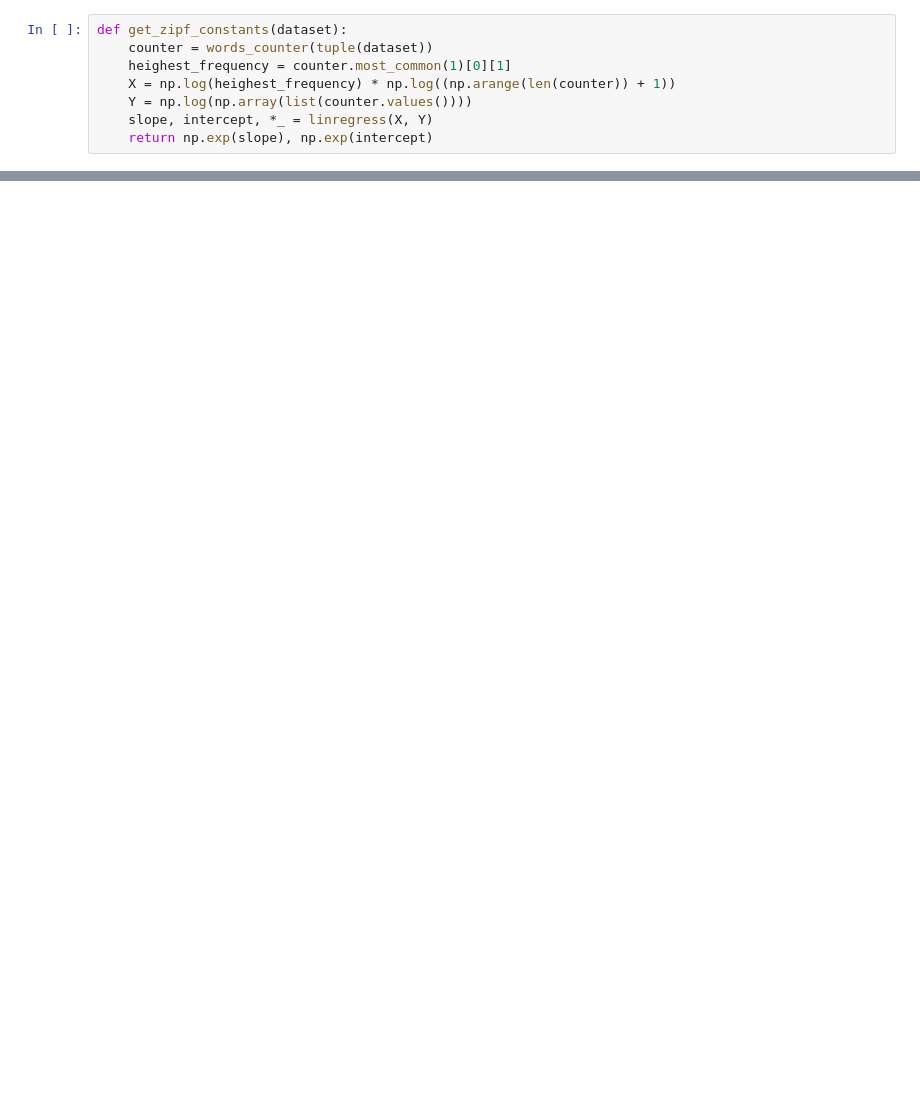
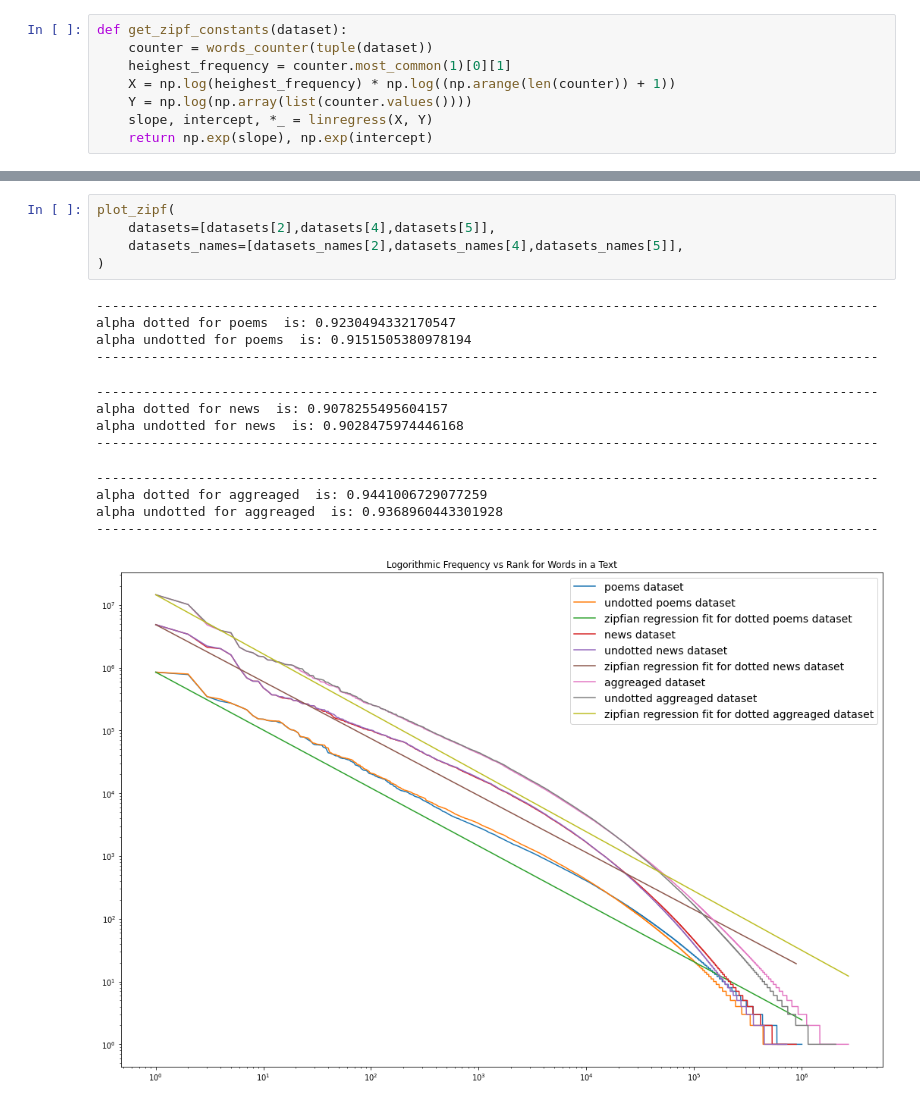
Before and after one commit to MagedSaeed/DotlessArabic, a Jupyter notebook: dotless_arabic/analysis/notebooks/zips_analysis.ipynb, the cells around one changed output, grey strips where cells are left out. Cells and saved outputs as stored; diff of their text form; blank space fills up the shorter version.

```diff
--- a/dotless_arabic/analysis/notebooks/zips_analysis.ipynb
+++ b/dotless_arabic/analysis/notebooks/zips_analysis.ipynb
@@ -169,0 +203,19 @@ plot_zipf()
+# %%
+plot_zipf(
+    datasets=[datasets[2],datasets[4],datasets[5]],
+    datasets_names=[datasets_names[2],datasets_names[4],datasets_names[5]],
+)
+# %% [output]
+----------------------------------------------------------------------------------------------------
+alpha dotted for poems  is: 0.9230494332170547
+alpha undotted for poems  is: 0.9151505380978194
+----------------------------------------------------------------------------------------------------
+----------------------------------------------------------------------------------------------------
+alpha dotted for news  is: 0.9078255495604157
+alpha undotted for news  is: 0.9028475974446168
+----------------------------------------------------------------------------------------------------
+----------------------------------------------------------------------------------------------------
+alpha dotted for aggreaged  is: 0.9441006729077259
+alpha undotted for aggreaged  is: 0.9368960443301928
+----------------------------------------------------------------------------------------------------
+[figure, added]
```
Also changed, not shown: parts of 10 cells of this notebook.
